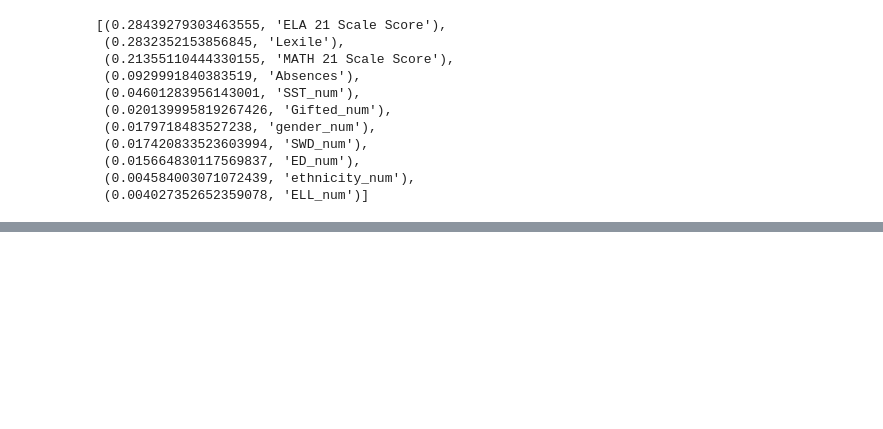
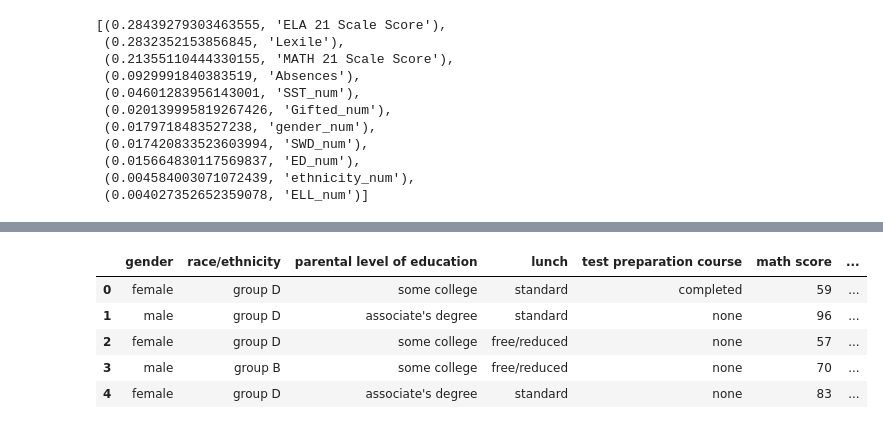
Before and after one commit to gamountainmama/data_dames, a Jupyter notebook: features_ranking.ipynb, the cells around one changed output, grey strips where cells are left out. Drawn from its saved outputs; the diff is of its cells as text; code cells hidden in the pictures; blank space fills up the shorter version.

```diff
--- a/features_ranking.ipynb
+++ b/features_ranking.ipynb
@@ -184,0 +195,12 @@ importances_sorted.plot(kind='barh', color='red', title= 'Student Demographics b
+# %%
+# Add column for average score
+kag_df['total score'] = kag_df['math score'] + kag_df['reading score'] + kag_df['writing score']
+kag_df['success'] = kag_df['total score'].apply(lambda x: 0 if x < 210 else 1)
+kag_df.head()
+# %% [output]
+|  | gender | race/ethnicity | parental level of education | lunch | test preparation course | math score | ... |
+| 0 | female | group D | some college | standard | completed | 59 | ... |
+| 1 | male | group D | associate's degree | standard | none | 96 | ... |
+| 2 | female | group D | some college | free/reduced | none | 57 | ... |
+| 3 | male | group B | some college | free/reduced | none | 70 | ... |
+| 4 | female | group D | associate's degree | standard | none | 83 | ... |
```
Also changed, not shown: parts of 25 cells of this notebook.
